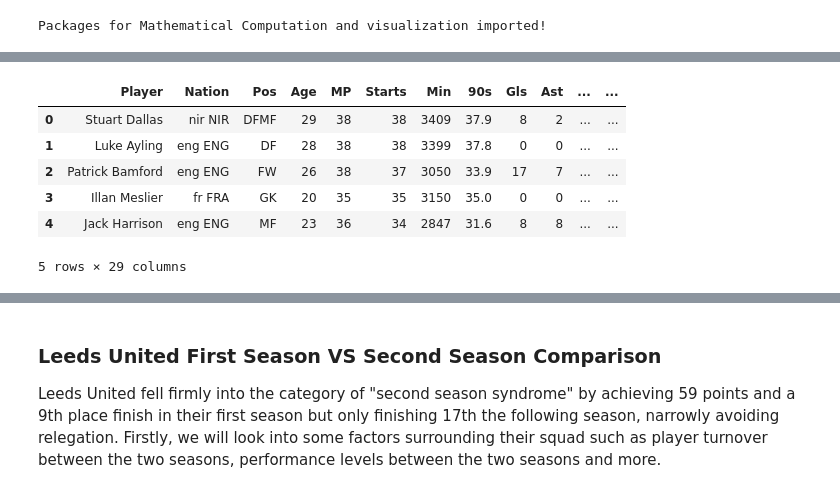
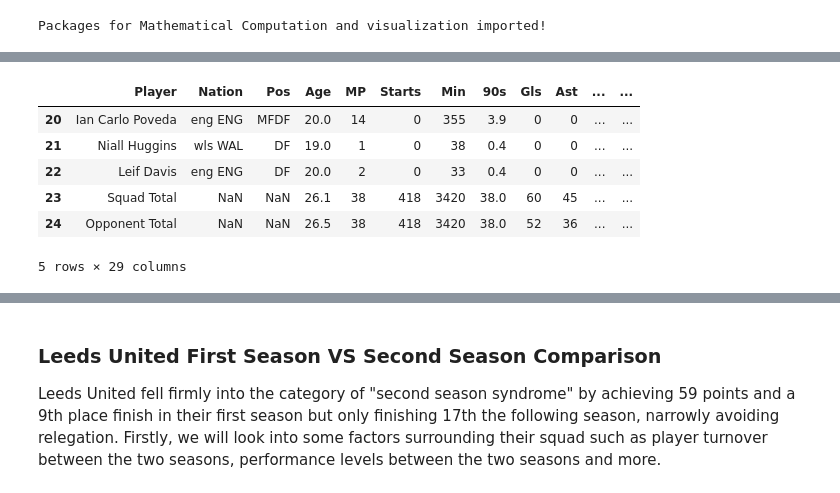
Before and after one commit to kiansweeney11/xg-data-analysis, a Jupyter notebook: leeds-comparison.ipynb, the cells around one changed output, grey strips where cells are left out. Cells and saved outputs as stored; diff of their text form; code cells hidden in the pictures.

```diff
--- a/leeds-comparison.ipynb
+++ b/leeds-comparison.ipynb
@@ -19,12 +29,12 @@ df2 = pd.read_csv("datasets\cleanedbasic\leeds21-22.csv")
 # %%
-df1.head()
+df1.tail()
 # %% [output]
 |  | Player | Nation | Pos | Age | MP | Starts | Min | 90s | Gls | Ast | ... | ... |
-| 0 | Stuart Dallas | nir NIR | DFMF | 29 | 38 | 38 | 3409 | 37.9 | 8 | 2 | ... | ... |
-| 1 | Luke Ayling | eng ENG | DF | 28 | 38 | 38 | 3399 | 37.8 | 0 | 0 | ... | ... |
-| 2 | Patrick Bamford | eng ENG | FW | 26 | 38 | 37 | 3050 | 33.9 | 17 | 7 | ... | ... |
-| 3 | Illan Meslier | fr FRA | GK | 20 | 35 | 35 | 3150 | 35.0 | 0 | 0 | ... | ... |
-| 4 | Jack Harrison | eng ENG | MF | 23 | 36 | 34 | 2847 | 31.6 | 8 | 8 | ... | ... |
+| 20 | Ian Carlo Poveda | eng ENG | MFDF | 20.0 | 14 | 0 | 355 | 3.9 | 0 | 0 | ... | ... |
+| 21 | Niall Huggins | wls WAL | DF | 19.0 | 1 | 0 | 38 | 0.4 | 0 | 0 | ... | ... |
+| 22 | Leif Davis | eng ENG | DF | 20.0 | 2 | 0 | 33 | 0.4 | 0 | 0 | ... | ... |
+| 23 | Squad Total | NaN | NaN | 26.1 | 38 | 418 | 3420 | 38.0 | 60 | 45 | ... | ... |
+| 24 | Opponent Total | NaN | NaN | 26.5 | 38 | 418 | 3420 | 38.0 | 52 | 36 | ... | ... |
 5 rows × 29 columns
 # %%
 df1.shape
```
Also changed, not shown: parts of 76 cells of this notebook, 2 other files.
